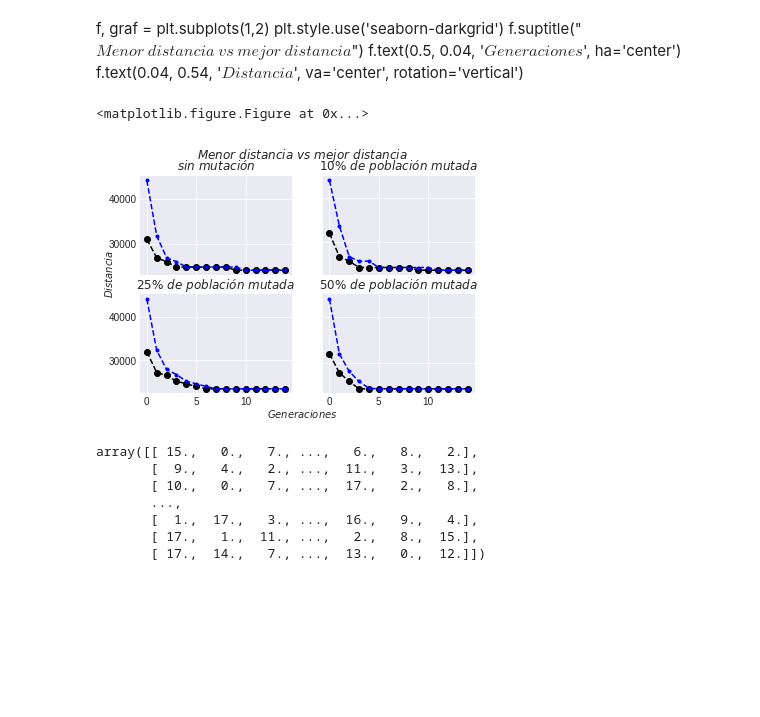
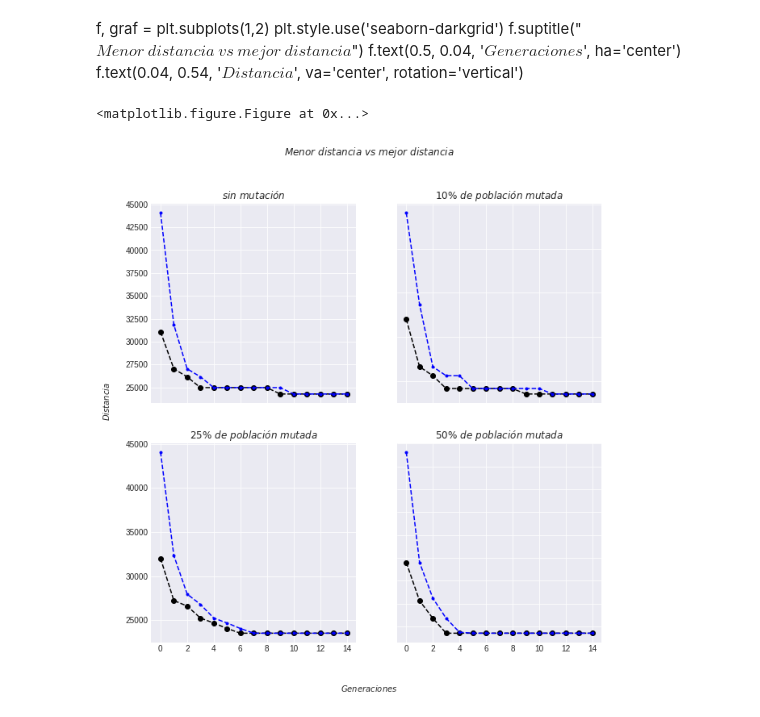
Before and after one commit to ramonjgt/viajero_frecuente, a Jupyter notebook: Viajero.ipynb, the cells around one changed output. Cells and saved outputs as stored; diff of their text form; code cells hidden in the pictures; blank space fills up the shorter version.

```diff
--- a/Viajero.ipynb
+++ b/Viajero.ipynb
@@ -404,47 +404,37 @@ f.suptitle("$Menor\ distancia\ vs\ mejor\ distancia$")
 f.text(0.5, 0.04, '$Generaciones$', ha='center')
 f.text(0.04, 0.54, '$Distancia$', va='center', rotation='vertical')
 # %%
-plt.figure(dpi=2000)
 f, graf = plt.subplots(2,2)
+f.set_size_inches(10,10)
 plt.style.use('seaborn-darkgrid')
 f.suptitle("$Menor\ distancia\ vs\ mejor\ distancia$")
 f.text(0.5, 0.04, '$Generaciones$', ha='center')
 f.text(0.04, 0.54, '$Distancia$', va='center', rotation='vertical')
 
 #gráfica sin mutación:
 graf[0,0].plot(mas_aptos, marker = "o", linestyle = "--", color = "k", label = "menor distancia")
 graf[0,0].plot(menos_aptos, marker = ".", linestyle = "--", color = "b", label = "mayor distancia")
 graf[0,0].set_title("$sin\ mutación$")
 
 # gráfica con 10% de mutación:
 graf[0,1].plot(mas_aptos_1, marker = "o", linestyle = "--", color = "k", label = "menor distancia")
 graf[0,1].plot(menos_aptos_1, marker = ".", linestyle = "--", color = "b", label = "mayor distancia")
 graf[0,1].set_title("$10\% \ de\ población\ mutada$")
 
 # gráfica con 25% de mutación:
 graf[1,0].plot(mas_aptos_2, marker = "o", linestyle = "--", color = "k", label = "menor distancia")
 graf[1,0].plot(menos_aptos_2, marker = ".", linestyle = "--", color = "b", label = "mayor distancia")
 graf[1,0].set_title("$25\% \ de\ población\ mutada$")
 
 # gráfica con 50% de mutación:
 graf[1,1].plot(mas_aptos_3, marker = "o", linestyle = "--", color = "k", label = "menor distancia")
 graf[1,1].plot(menos_aptos_3, marker = ".", linestyle = "--", color = "b", label = "mayor distancia")
 graf[1,1].set_title("$50\% \ de\ población\ mutada$")
 
 plt.setp([a.get_xticklabels() for a in graf[0, :]], visible=False)
 plt.setp([a.get_yticklabels() for a in graf[:, 1]], visible=False)
 plt.show()
 plt.savefig('destination_path.eps', format='eps', dpi=1000)
 # %% [output]
 <matplotlib.figure.Figure at 0x...>
-[figure, old version]
+[figure, new version]
-# %%
-viajes
-# %% [output]
-array([[ 15.,   0.,   7., ...,   6.,   8.,   2.],
-       [  9.,   4.,   2., ...,  11.,   3.,  13.],
-       [ 10.,   0.,   7., ...,  17.,   2.,   8.],
-       ...,
-       [  1.,  17.,   3., ...,  16.,   9.,   4.],
-       [ 17.,   1.,  11., ...,   2.,   8.,  15.],
-       [ 17.,  14.,   7., ...,  13.,   0.,  12.]])
```
